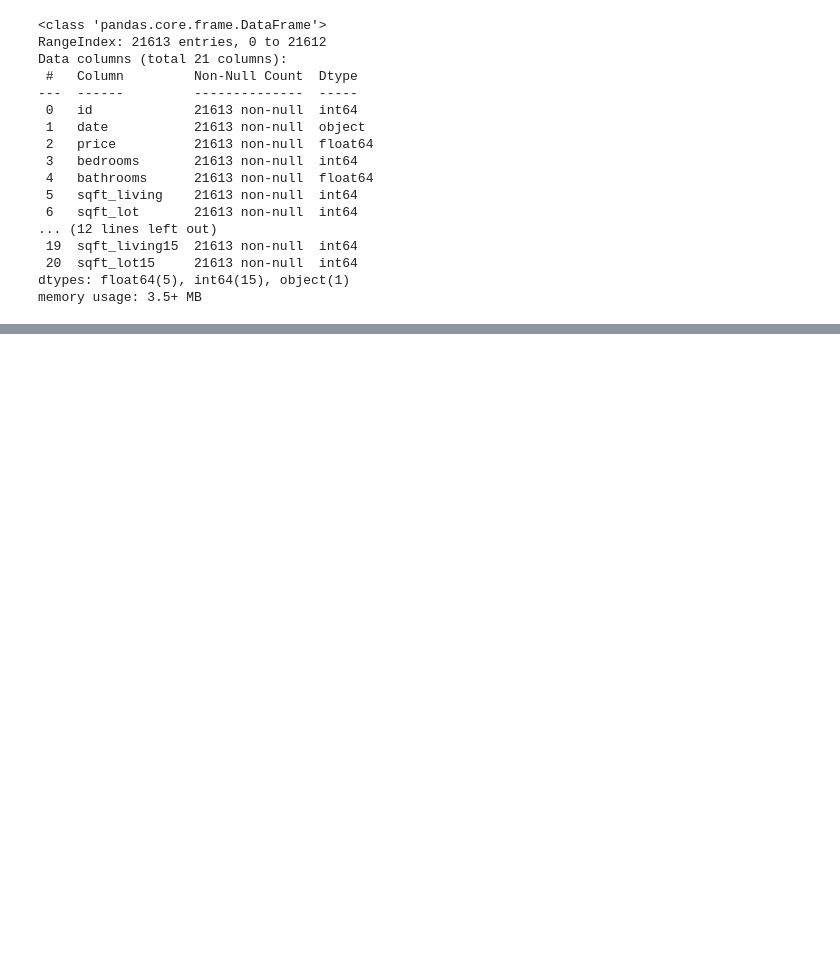
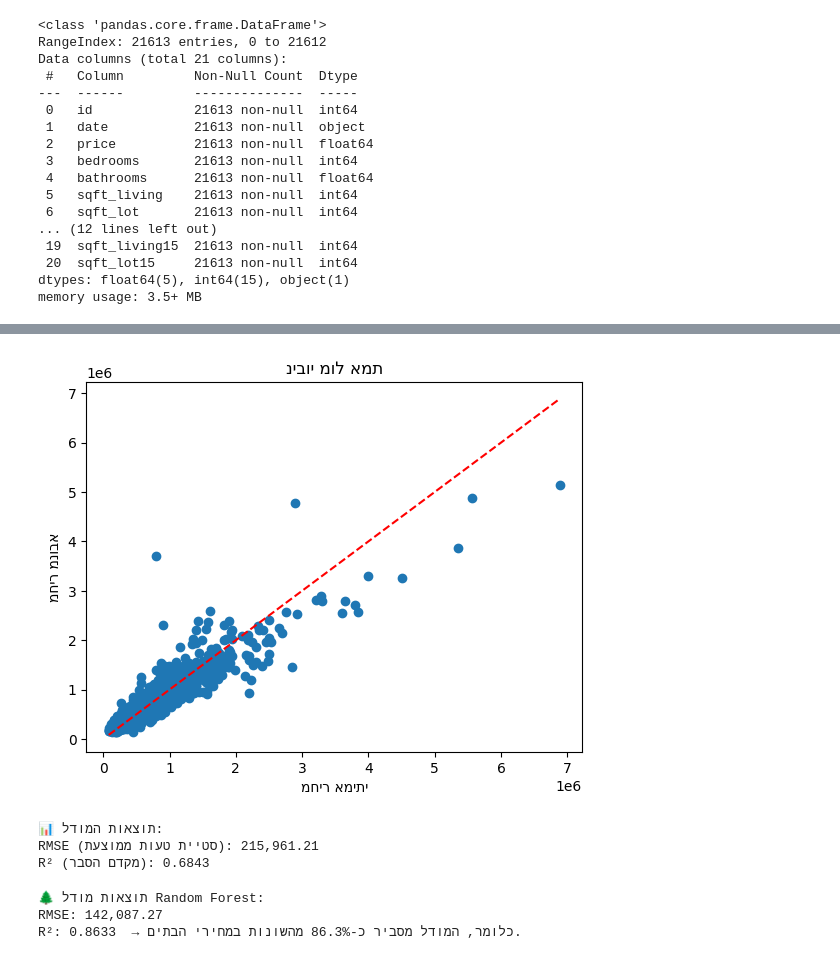
Before and after one commit to magdazaiza1/House-Sales-in-King-County, a Jupyter notebook: house_sales.ipynb, the cells around one changed output, grey strips where cells are left out. Drawn from its saved outputs; the diff is of its cells as text; code cells hidden in the pictures; blank space fills up the shorter version.

```diff
--- a/house_sales.ipynb
+++ b/house_sales.ipynb
@@ -40,0 +76,12 @@ w= data['date']
+# %%
+X = data.drop('price', axis=1)  # X = כל העמודות חוץ מ-price
+y = data['price']  # y = המחיר (מה שנרצה לנבא)
+# %%
+from sklearn.preprocessing import StandardScaler
+
+scaler = StandardScaler()
+X_scaled = scaler.fit_transform(X)
+X_train, X_test, y_train, y_test = train_test_split(X_scaled, y, test_size=0.2, random_state=42)
+# %%
+model = LinearRegression()
+model.fit(X_train, y_train)
@@ -40,0 +90,2 @@ w= data['date']
+# %%
+y_pred = model.predict(X_test)
@@ -40,0 +123,40 @@ w= data['date']
+# %%
+plt.scatter(y_test, y_pred)
+plt.plot([y_test.min(), y_test.max()], [y_test.min(), y_test.max()], 'r--')
+plt.xlabel("מחיר אמיתי")
+plt.ylabel("מחיר מנובא")
+plt.title("ניבוי מול אמת")
+plt.show()
+# %% [output]
+[figure, added]
+# %%
+print(f"\n📊 תוצאות המודל:")
+print(f"RMSE (סטיית טעות ממוצעת): {rmse:,.2f}")
+print(f"R² (מקדם הסבר): {r2:.4f}")
+# %% [output]
+📊 תוצאות המודל:
+RMSE (סטיית טעות ממוצעת): 215,961.21
+R² (מקדם הסבר): 0.6843
+# %%
+from sklearn.ensemble import RandomForestRegressor
+
+X_train, X_test, y_train, y_test = train_test_split(X, y, test_size=0.2, random_state=42)
+
+
+model = RandomForestRegressor(n_estimators=100, random_state=42)
+model.fit(X_train, y_train)
+
+
+y_pred = model.predict(X_test)
+
+
+rmse = np.sqrt(mean_squared_error(y_test, y_pred))
+r2 = r2_score(y_test, y_pred)
+
+print(f"\n🌲 תוצאות מודל Random Forest:")
+print(f"RMSE: {rmse:,.2f}")
+print(f"R²: {r2:.4f}  → כלומר, המודל מסביר כ-{r2*100:.1f}% מהשונות במחירי הבתים.")
+# %% [output]
+🌲 תוצאות מודל Random Forest:
+RMSE: 142,087.27
+R²: 0.8633  → כלומר, המודל מסביר כ-86.3% מהשונות במחירי הבתים.
```
Also changed, not shown: parts of 11 cells of this notebook.
